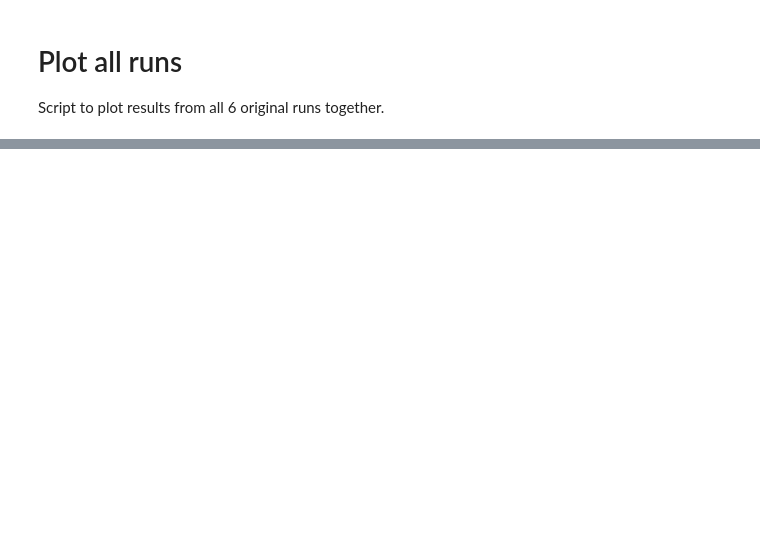
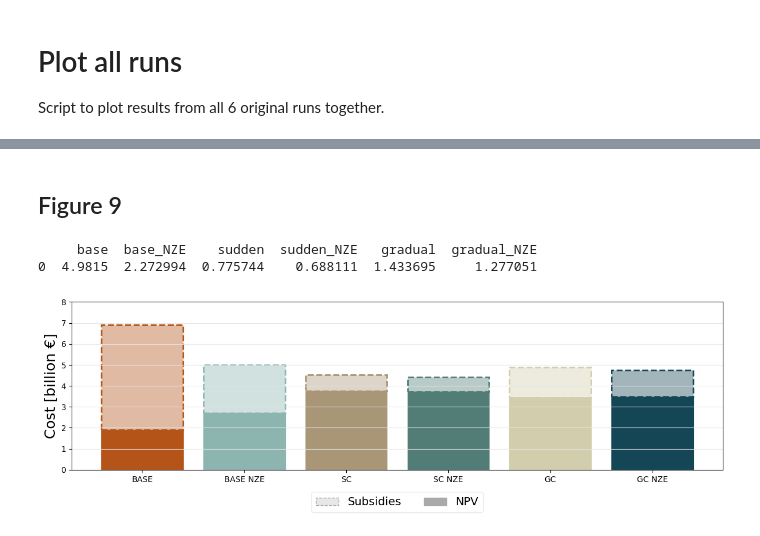
Before and after one commit to norakytt/pypsa-earth-bo, a Jupyter notebook: analysis_scripts/plots.ipynb, the cells around one changed output, grey strips where cells are left out. Saved outputs shown, nothing was run; the diff lists cells and outputs as text; code cells hidden in the pictures; blank space fills up the shorter version.

```diff
--- a/analysis_scripts/plots.ipynb
+++ b/analysis_scripts/plots.ipynb
@@ -104,3 +323,5 @@ plt.show()
+# %% [markdown]
+## Figure 9
 # %%
 # PLOT NPV AND SUBSIDIES
 
@@ -115,35 +336,39 @@ fig, ax = plt.subplots(figsize=(12, 4))
 
 # The x-axis positions for each bar
 index = np.arange(len(costs_df.columns))
-colors = [brown2, teal4, beige2, teal3, beige3, teal2]
+colors_npv = [brown2, teal4, beige2, teal3, beige3, teal2]
 
-total_costs_bars = ax.bar(index, costs_df.iloc[0], label='NPV', color=colors, edgecolor=colors)
+total_costs_bars = ax.bar(index, costs_df.iloc[0], label='NPV', color=colors_npv, edgecolor=colors_npv)
 
-fill_colors_with_alpha = [mcolors.to_rgba(color, alpha=0.4) for color in colors]  # Fill colors with transparency
-solid_edge_colors = [mcolors.to_rgba(color, alpha=1) for color in colors]  # Edge colors without transparency
+fill_colors_with_alpha = [mcolors.to_rgba(color, alpha=0.4) for color in colors_npv]  # Fill colors with transparency
+solid_edge_colors = [mcolors.to_rgba(color, alpha=1) for color in colors_npv]  # Edge colors without transparency
 
 # Plotting the subsidies bars on top of the total costs (NPV)
 subsidies_bars = ax.bar(index, subsidies.iloc[0], label='Subsidies', bottom=costs_df.iloc[0],
                         color=fill_colors_with_alpha, edgecolor=solid_edge_colors, linestyle='--', linewidth=2)
 
 ax.set_xticks(index, fontsize=14)
 ax.set_xticklabels(labels, rotation=0)
 
 # # Set the y-axis label
 npv_patch = mpatches.Patch(color='darkgrey', label='NPV')
 subsidies_patch = mpatches.Patch(facecolor=grey1, edgecolor='darkgrey', linestyle='--', linewidth=1, label='Subsidies')
 
 # Create the legend with custom patches
 plt.legend(handles=[subsidies_patch, npv_patch], loc='upper center', edgecolor=grey1, bbox_to_anchor=(0.5, -0.1), ncol=2, fontsize=14)
 plt.ylabel('Cost [billion €]', fontsize=18)
 
 
 # Add a title and a legend
 
 plt.ylim(0,8)
 plt.grid(axis='y', color=grey1)
 
 # Adjust layout and show the plot
 plt.tight_layout()
 plt.savefig(fig_path + 'costs.png', dpi=300, bbox_inches='tight')
 plt.show()
+# %% [output]
+     base  base_NZE    sudden  sudden_NZE   gradual  gradual_NZE
+0  4.9815  2.272994  0.775744    0.688111  1.433695     1.277051
+[figure, added]
```
Also changed, not shown: parts of 58 cells of this notebook, 36 other files.
